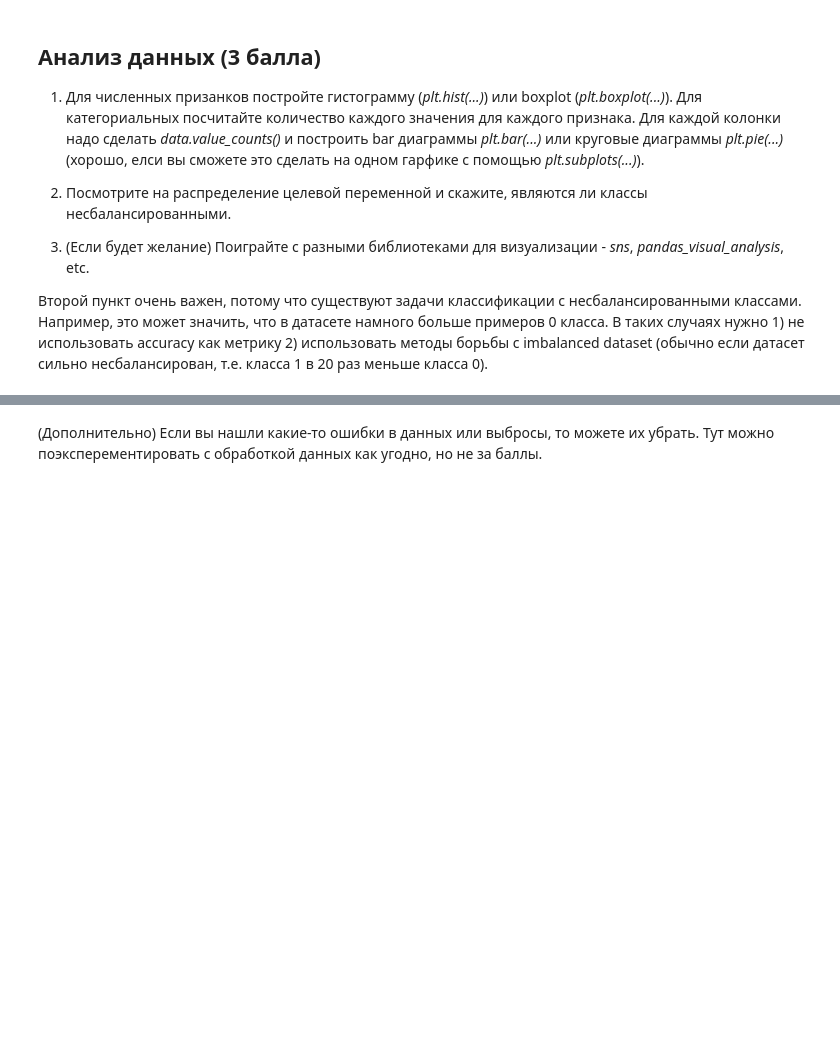
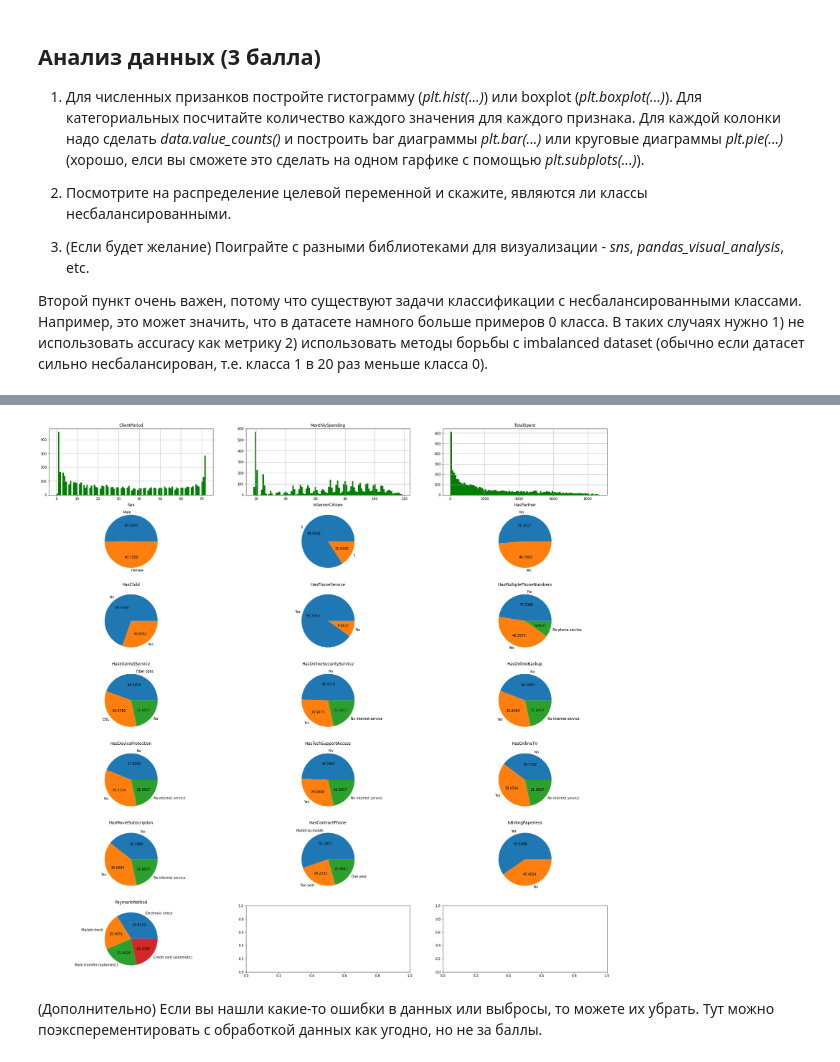
Before and after one commit to MrAntonS/ML22, a Jupyter notebook: 16.1. Домашнее задание. Решение ML-задачи и kaggle/baseline.ipynb, the cells around one changed output, grey strips where cells are left out. Drawn from its saved outputs; the diff is of its cells as text; code cells hidden in the pictures; blank space fills up the shorter version.

```diff
--- a/16.1. Домашнее задание. Решение ML-задачи и kaggle/baseline.ipynb
+++ b/16.1. Домашнее задание. Решение ML-задачи и kaggle/baseline.ipynb
@@ -99,0 +99,4 @@ target_col = 'Churn'
+# %%
+# YOUR CODE
+data = data.replace(' ', np.nan)
+data.isna().sum(axis=0)
@@ -111,0 +131,4 @@ target_col = 'Churn'
+# %%
+numeric = data[num_cols]
+categorial = data[cat_cols]
+numeric['TotalSpent'] = numeric['TotalSpent'].astype(np.float64)
@@ -111,0 +141,3 @@ target_col = 'Churn'
+# %%
+numeric = numeric.replace(' ', np.nan)
+print(numeric.isna().any())
@@ -111,0 +149,3 @@ target_col = 'Churn'
+# %%
+categorial = categorial.replace(' ', np.nan)
+print(categorial.isna().any())
@@ -112,2 +170,22 @@ target_col = 'Churn'
+# %%
+# YOUR CODE
+fig, ax = plt.subplots(7, 3, figsize=(30, 30))
+ax = ax.ravel()
+# plt.hist()
+x = np.arange(numeric.shape[0])
+for i, j in enumerate(numeric.keys()):
+    # print(numeric[j].values)
+    # print(numeric.value_counts())
+    out = ax[i].hist(numeric[j].values, 100, facecolor='g')
+    ax[i].set_title(j)
+    ax[i].grid(True)
+for i, j in enumerate(categorial):
+    # print(numeric[j].values)
+    # print(numeric.value_counts())
+    out = ax[i + 3].pie(categorial[j].value_counts(), labels = categorial[j].value_counts().keys(), autopct='%.4f')
+    ax[i + 3].set_title(j)
+plt.show()
+# %% [output]
+[figure, added]
 # %% [markdown]
 (Дополнительно) Если вы нашли какие-то ошибки в данных или выбросы, то можете их убрать. Тут можно поэксперементировать с обработкой данных как угодно, но не за баллы.
```
Also changed, not shown: parts of 18 cells of this notebook, 2 other files.
